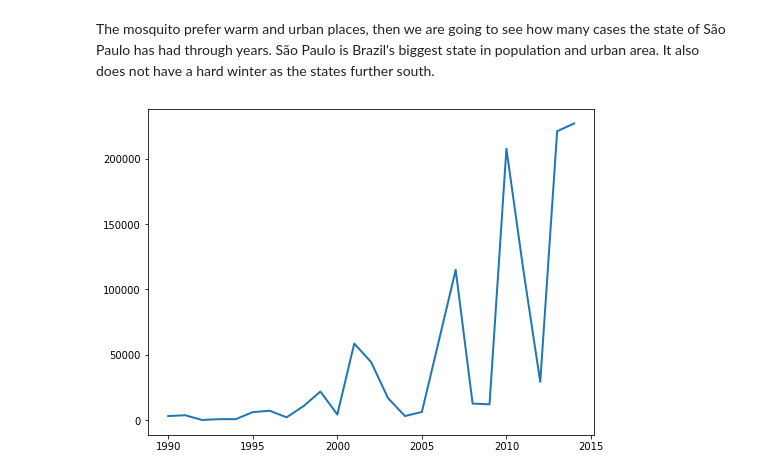
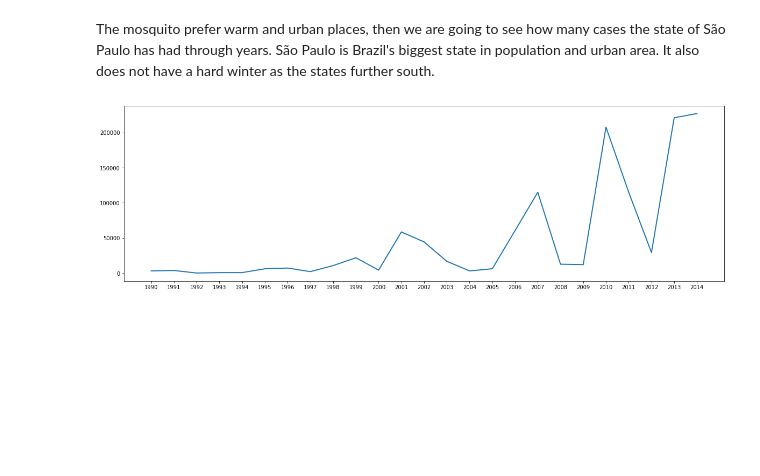
Before and after one commit to luis-fnogueira/dengue-study, a Jupyter notebook: dengue_EDA.ipynb, the cells around one changed output. Saved outputs shown, nothing was run; the diff lists cells and outputs as text; code cells hidden in the pictures; blank space fills up the shorter version.

```diff
--- a/dengue_EDA.ipynb
+++ b/dengue_EDA.ipynb
@@ -10,7 +8,7 @@ import matplotlib.pyplot as plt
 import numpy as np
 
 %matplotlib inline
-plt.rcParams["figure.figsize"] = (8, 6)
+plt.rcParams["figure.figsize"] = (20, 6)
 
 import warnings
 warnings.filterwarnings('ignore')
@@ -50,14 +48,18 @@ df.head()
 The mosquito prefer warm and urban places, then we are going to see how many cases the state of São Paulo has had through years.
 São Paulo is Brazil's biggest state in population and urban area. It also does not have a hard winter as the states further south.
 # %%
+# Filter results only in São Paulo state
 SP = df[df.ESTADO == "São Paulo"]
 
-# plot
+# Plot
 fig, ax = plt.subplots()
 
+# Define x and y axis
 ax.plot(SP["TEMPO_ANO"], SP["QTD_CASOS"], linewidth=2.0)
 
+# Define the scale of x axis
+plt.xticks(SP["TEMPO_ANO"])
 
 plt.show()
 # %% [output]
-[figure, old version]
+[figure, new version]
```
Also changed, not shown: parts of 4 cells of this notebook.
